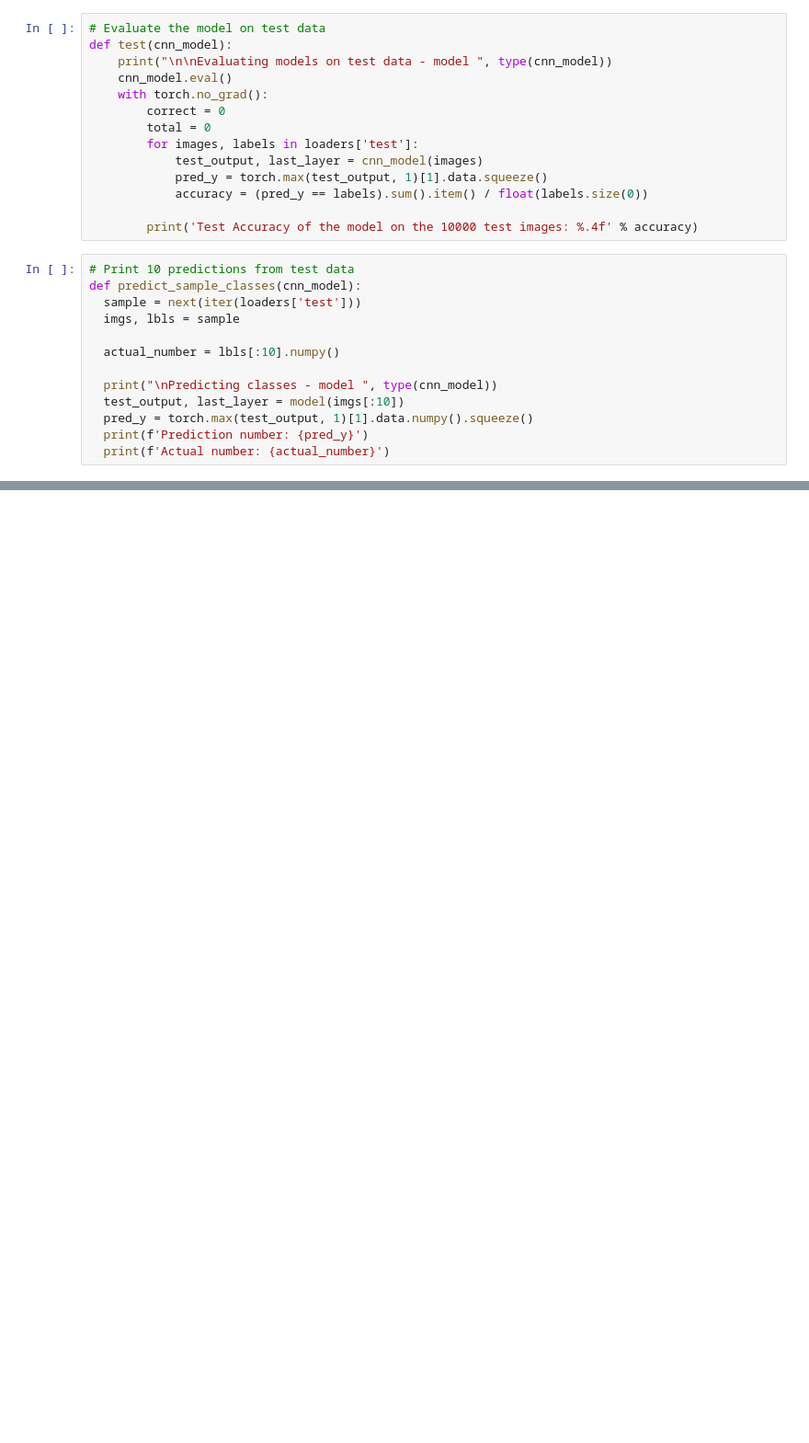
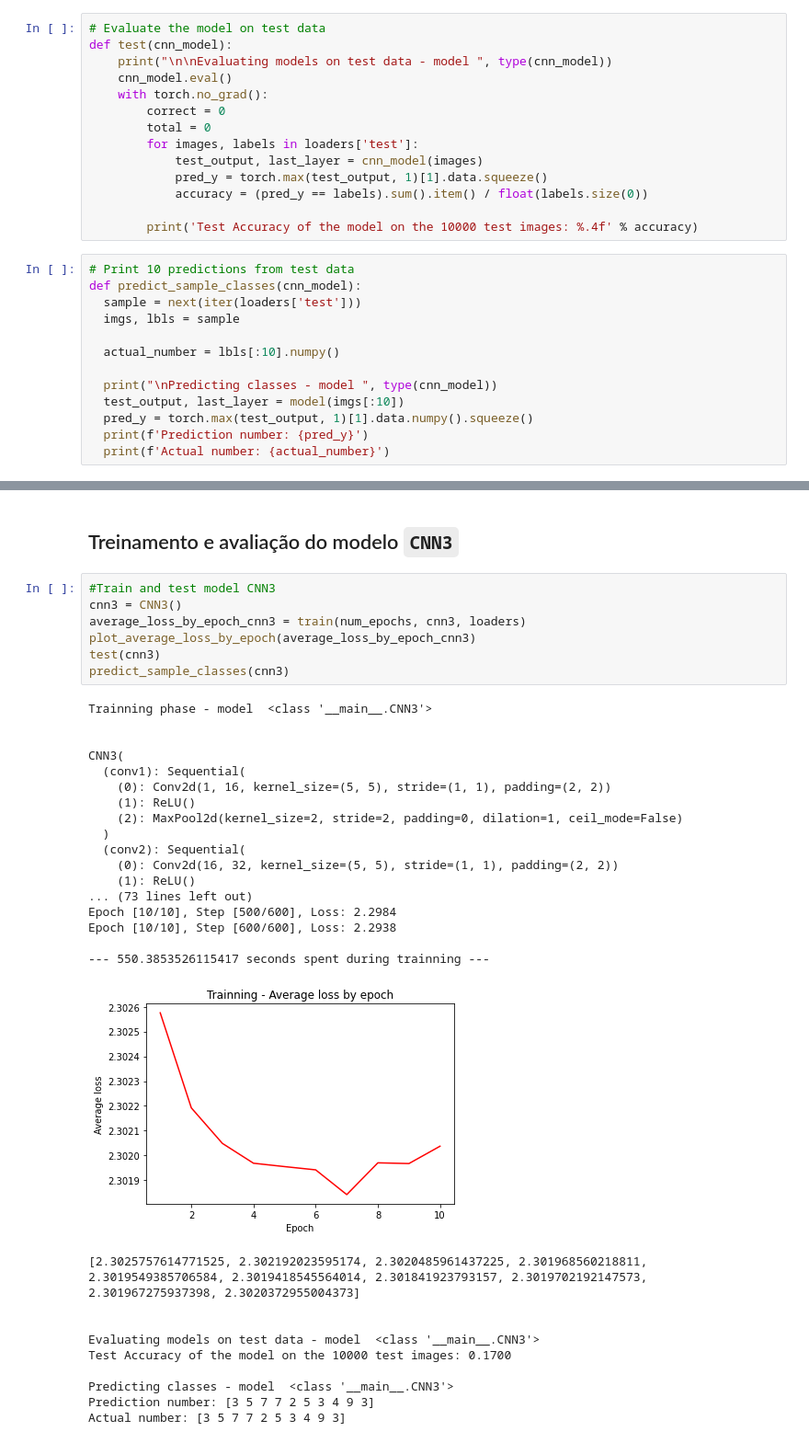
Before and after one commit to aaperei/data-science, a Jupyter notebook: cnn.ipynb, the cells around one changed output, grey strips where cells are left out. Shown: that part at 92% size. Cells and saved outputs as stored; diff of their text form; blank space fills up the shorter version.

```diff
--- a/cnn.ipynb
+++ b/cnn.ipynb
@@ -548,0 +541,37 @@ Epoch [5/10], Step [400/600], Loss: 2.3005
+# %% [markdown]
+## Treinamento e avaliação do modelo `CNN3`
+# %%
+#Train and test model CNN3
+cnn3 = CNN3()
+average_loss_by_epoch_cnn3 = train(num_epochs, cnn3, loaders)
+plot_average_loss_by_epoch(average_loss_by_epoch_cnn3)
+test(cnn3)
+predict_sample_classes(cnn3)
+# %% [output]
+Trainning phase - model  <class '__main__.CNN3'>
+
+
+CNN3(
+  (conv1): Sequential(
+    (0): Conv2d(1, 16, kernel_size=(5, 5), stride=(1, 1), padding=(2, 2))
+    (1): ReLU()
+    (2): MaxPool2d(kernel_size=2, stride=2, padding=0, dilation=1, ceil_mode=False)
+  )
+  (conv2): Sequential(
+    (0): Conv2d(16, 32, kernel_size=(5, 5), stride=(1, 1), padding=(2, 2))
+    (1): ReLU()
+... (73 lines left out)
+Epoch [10/10], Step [500/600], Loss: 2.2984
+Epoch [10/10], Step [600/600], Loss: 2.2938
+
+--- 550.3853526115417 seconds spent during trainning ---
+[figure, added]
+[2.3025757614771525, 2.302192023595174, 2.3020485961437225, 2.301968560218811, 2.3019549385706584, 2.3019418545564014, 2.301841923793157, 2.3019702192147573, 2.301967275937398, 2.3020372955004373]
+
+
+Evaluating models on test data - model  <class '__main__.CNN3'>
+Test Accuracy of the model on the 10000 test images: 0.1700
+
+Predicting classes - model  <class '__main__.CNN3'>
+Prediction number: [3 5 7 7 2 5 3 4 9 3]
+Actual number: [3 5 7 7 2 5 3 4 9 3]
```
Also changed, not shown: parts of 26 cells of this notebook.
